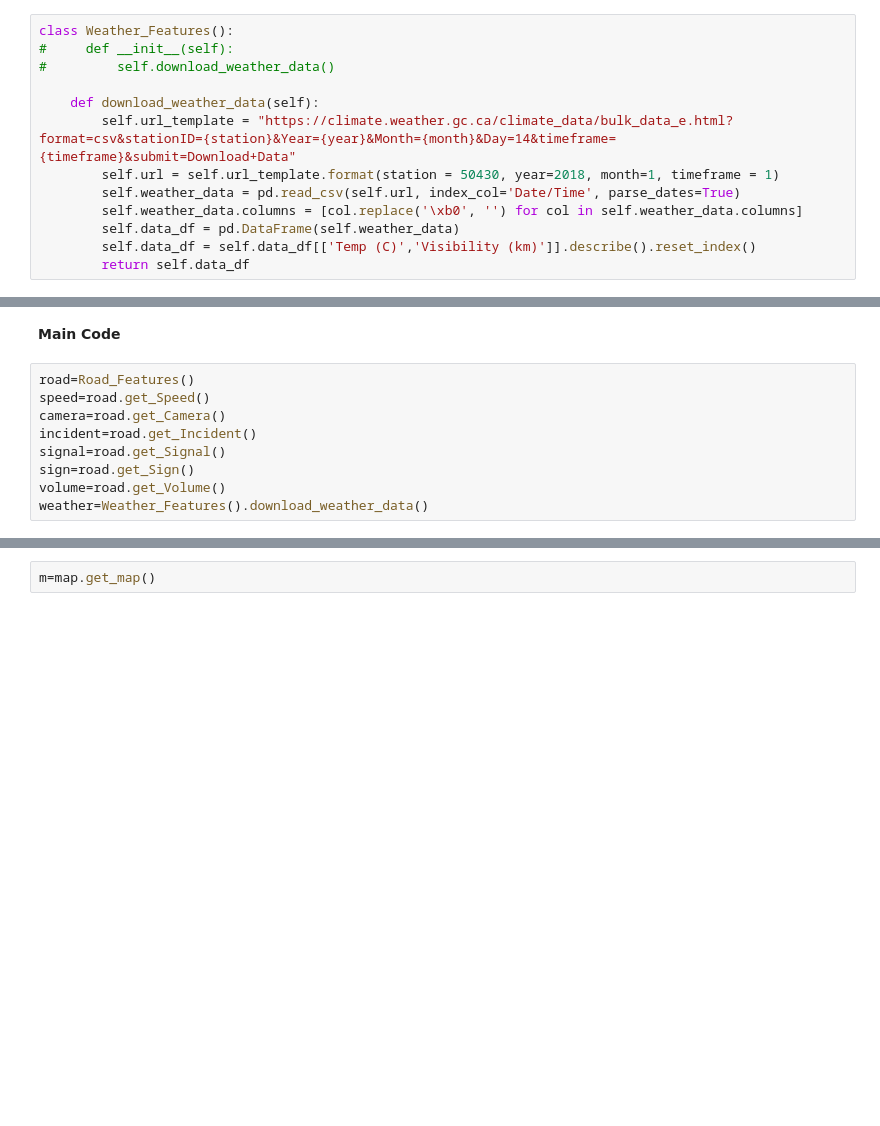
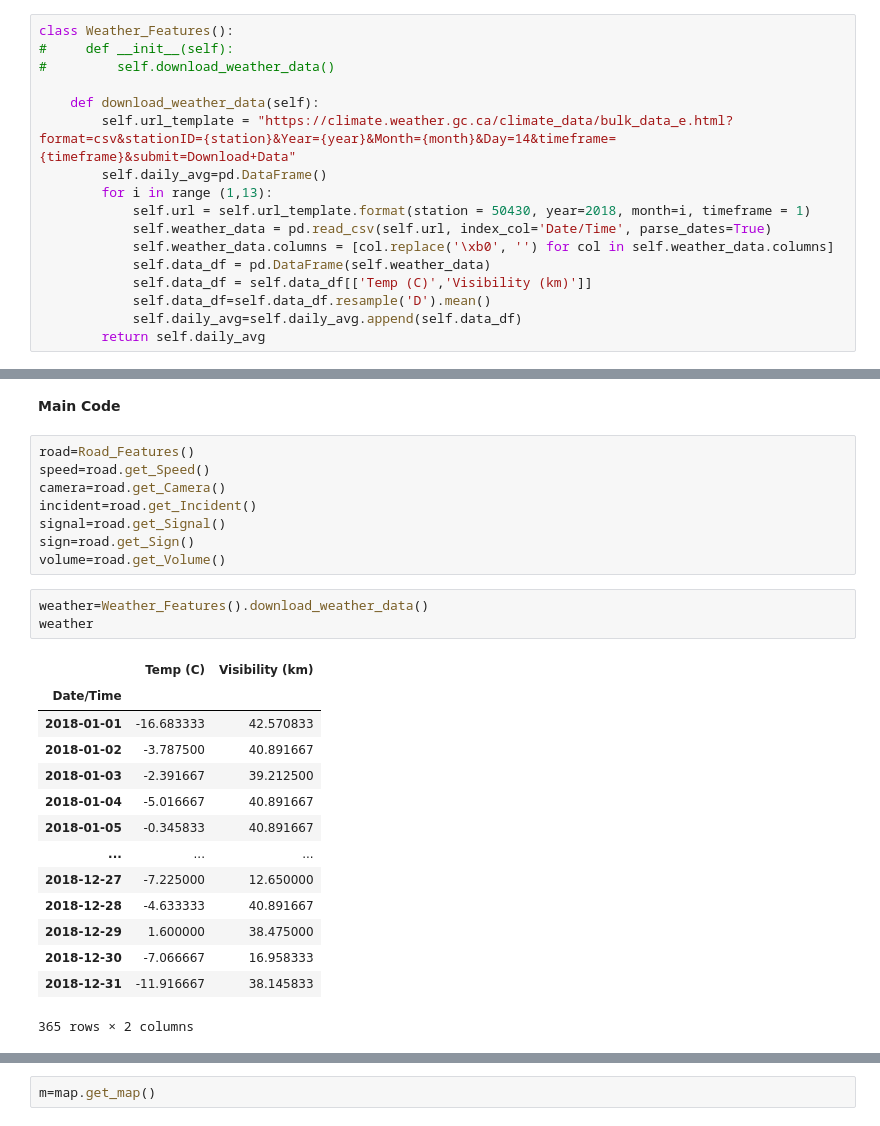
Before and after one commit to zchemali/592-Final-Project, a Jupyter notebook: Main_Notebook.ipynb, the cells around one changed output, grey strips where cells are left out. Drawn from its saved outputs; the diff is of its cells as text; blank space fills up the shorter version.

```diff
--- a/Main_Notebook.ipynb
+++ b/Main_Notebook.ipynb
@@ -131,12 +131,16 @@ class Weather_Features():
 
     def download_weather_data(self):
         self.url_template = "https://climate.weather.gc.ca/climate_data/bulk_data_e.html?format=csv&stationID={station}&Year={year}&Month={month}&Day=14&timeframe={timeframe}&submit=Download+Data"
-        self.url = self.url_template.format(station = 50430, year=2018, month=1, timeframe = 1)
-        self.weather_data = pd.read_csv(self.url, index_col='Date/Time', parse_dates=True)
-        self.weather_data.columns = [col.replace('\xb0', '') for col in self.weather_data.columns]
-        self.data_df = pd.DataFrame(self.weather_data)
-        self.data_df = self.data_df[['Temp (C)','Visibility (km)']].describe().reset_index()
-        return self.data_df
+        self.daily_avg=pd.DataFrame()
+        for i in range (1,13):
+            self.url = self.url_template.format(station = 50430, year=2018, month=i, timeframe = 1)
+            self.weather_data = pd.read_csv(self.url, index_col='Date/Time', parse_dates=True)
+            self.weather_data.columns = [col.replace('\xb0', '') for col in self.weather_data.columns]
+            self.data_df = pd.DataFrame(self.weather_data)
+            self.data_df = self.data_df[['Temp (C)','Visibility (km)']]
+            self.data_df=self.data_df.resample('D').mean()
+            self.daily_avg=self.daily_avg.append(self.data_df)
+        return self.daily_avg
 # %% [markdown]
 **Map Class**
 # %%
@@ -495,6 +501,23 @@ incident=road.get_Incident()
 signal=road.get_Signal()
 sign=road.get_Sign()
 volume=road.get_Volume()
-weather=Weather_Features().download_weather_data()
+# %%
+weather=Weather_Features().download_weather_data()
+weather
+# %% [output]
+|  | Temp (C) | Visibility (km) |
+| Date/Time |  |  |
+| 2018-01-01 | -16.683333 | 42.570833 |
+| 2018-01-02 | -3.787500 | 40.891667 |
+| 2018-01-03 | -2.391667 | 39.212500 |
+| 2018-01-04 | -5.016667 | 40.891667 |
+| 2018-01-05 | -0.345833 | 40.891667 |
+| ... | ... | ... |
+| 2018-12-27 | -7.225000 | 12.650000 |
+| 2018-12-28 | -4.633333 | 40.891667 |
+| 2018-12-29 | 1.600000 | 38.475000 |
+| 2018-12-30 | -7.066667 | 16.958333 |
+| 2018-12-31 | -11.916667 | 38.145833 |
+365 rows × 2 columns
 # %%
 map=Map()
```
Also changed, not shown: parts of 6 cells of this notebook.
